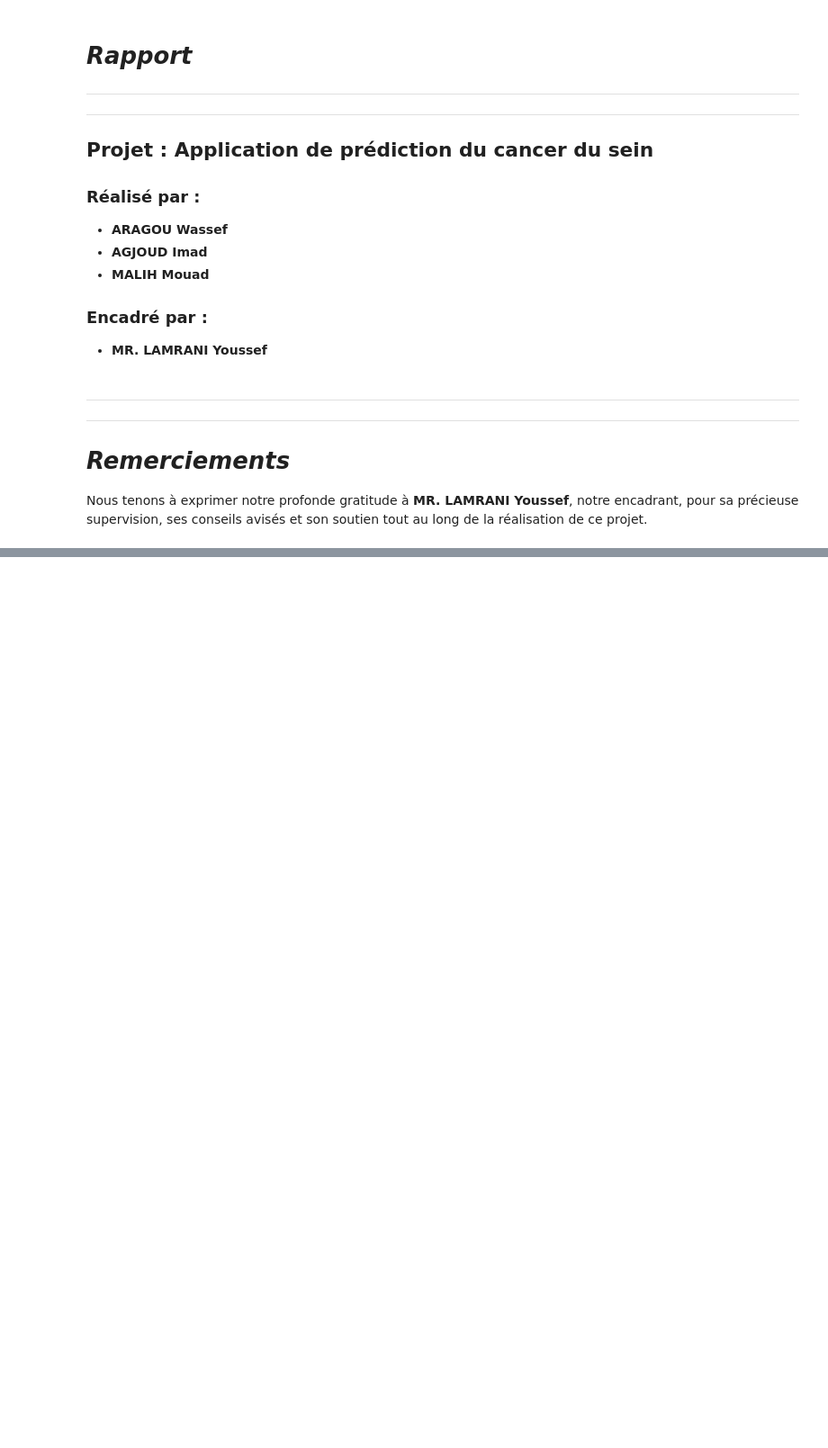
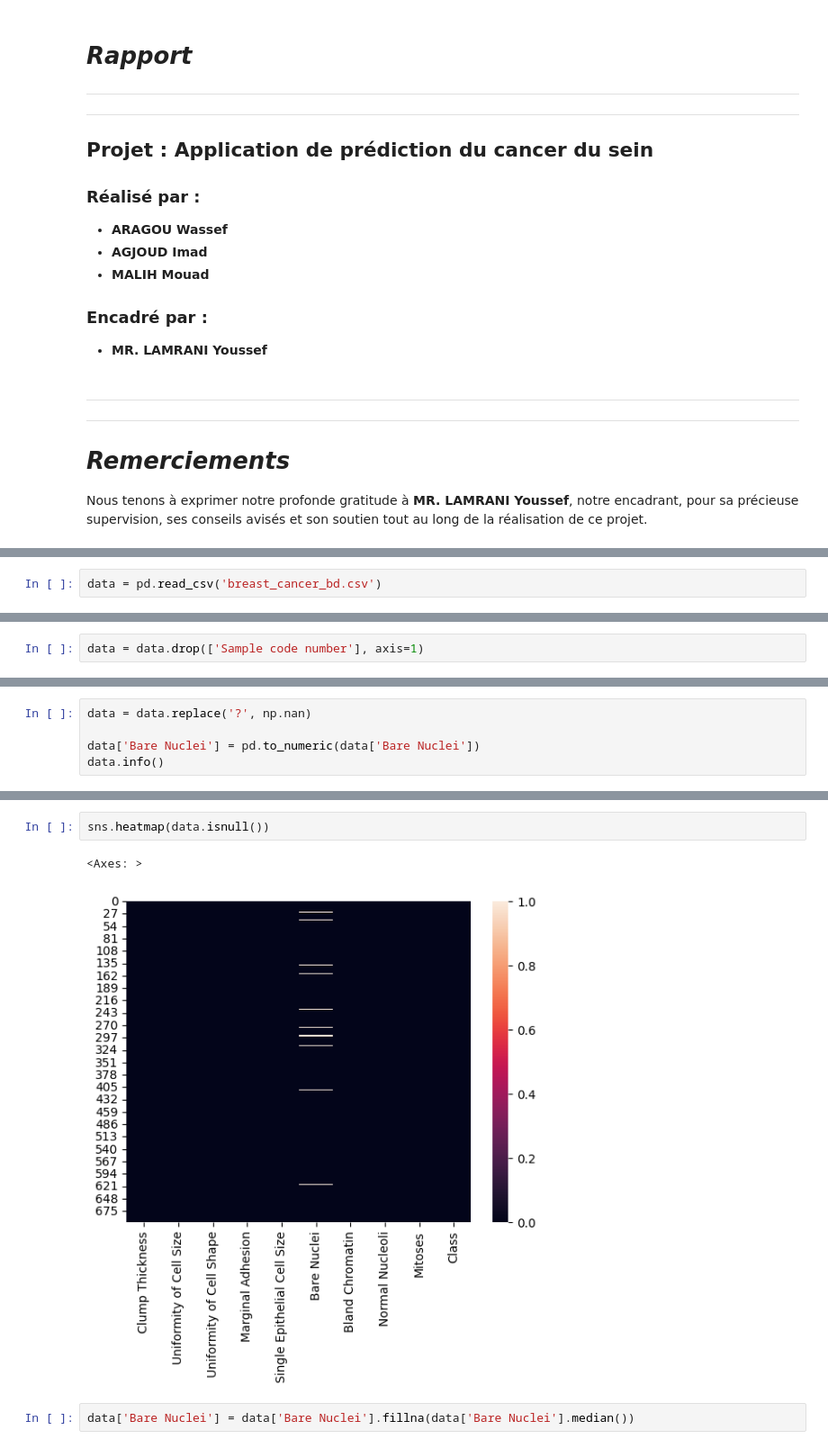
Before and after one commit to Sheris-Milly/Cancer_Predection_App, a Jupyter notebook: Rapport.ipynb, the cells around one changed output, grey strips where cells are left out. Shown at 90% size. Drawn from its saved outputs; the diff is of its cells as text; blank space fills up the shorter version.

```diff
--- a/Rapport.ipynb
+++ b/Rapport.ipynb
@@ -87,0 +132,2 @@ La méthodologie adoptée dans ce projet repose sur plusieurs étapes clés qui
+# %%
+data = pd.read_csv('breast_cancer_bd.csv')
@@ -87,0 +214,2 @@ La méthodologie adoptée dans ce projet repose sur plusieurs étapes clés qui
+# %%
+data = data.drop(['Sample code number'], axis=1)
@@ -87,0 +252,5 @@ La méthodologie adoptée dans ce projet repose sur plusieurs étapes clés qui
+# %%
+data = data.replace('?', np.nan)
+
+data['Bare Nuclei'] = pd.to_numeric(data['Bare Nuclei'])
+data.info()
@@ -87,0 +289,7 @@ La méthodologie adoptée dans ce projet repose sur plusieurs étapes clés qui
+# %%
+sns.heatmap(data.isnull())
+# %% [output]
+<Axes: >
+[figure, added]
+# %%
+data['Bare Nuclei'] = data['Bare Nuclei'].fillna(data['Bare Nuclei'].median())
```
Also changed, not shown: parts of 30 cells of this notebook.
